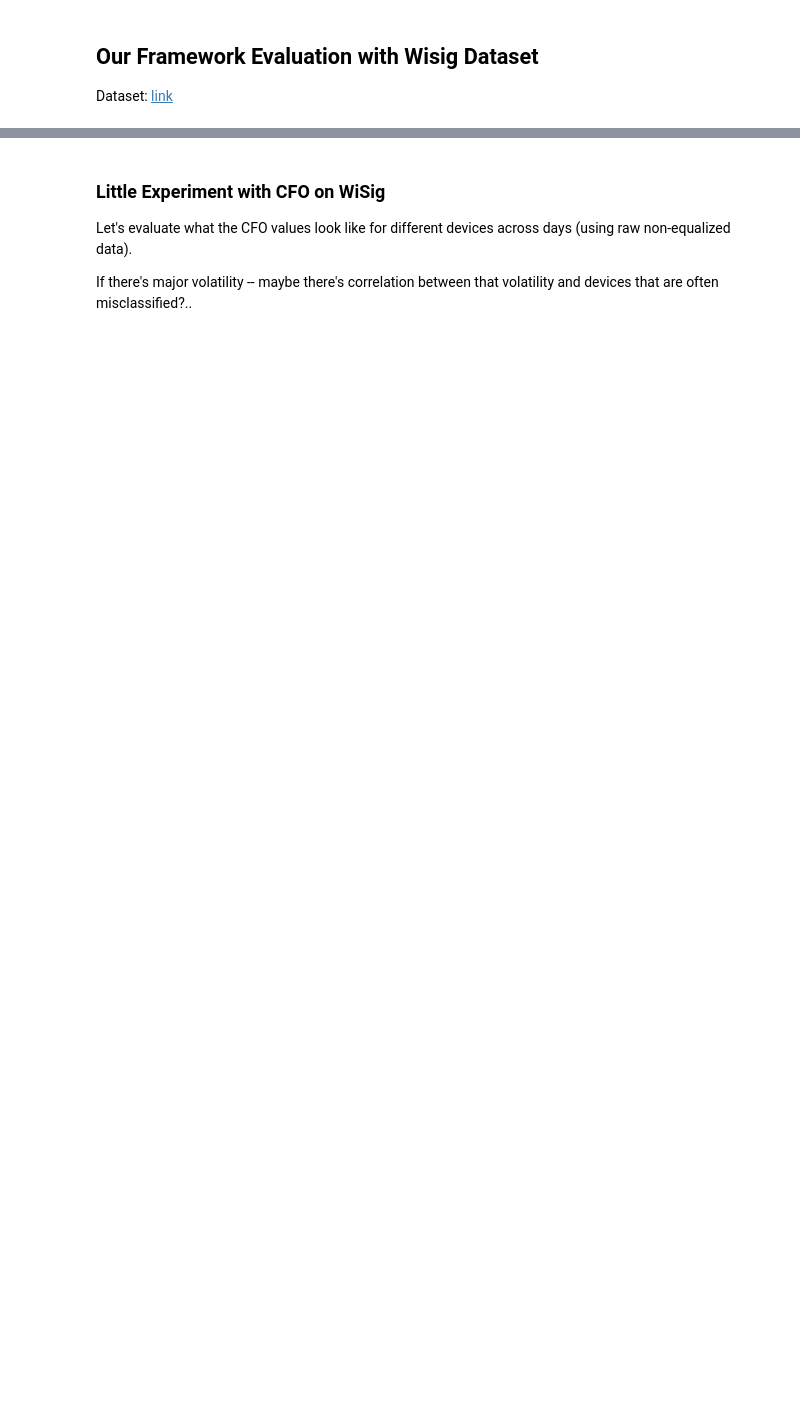
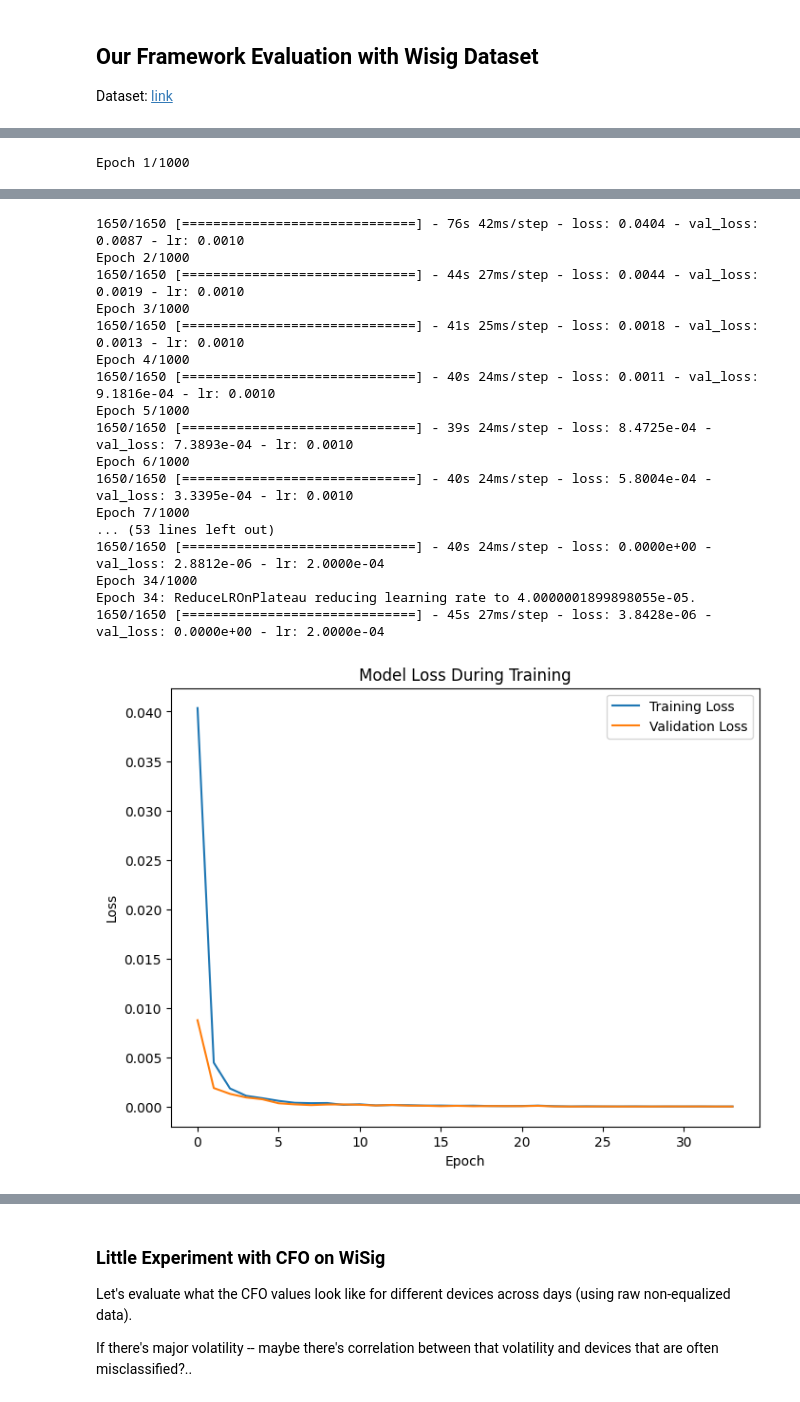
Before and after one commit to joseasanvil/AODT_RFFI, a Jupyter notebook: fingerprinting/wisig_demo.ipynb, the cells around one changed output, grey strips where cells are left out. Cells and saved outputs as stored; diff of their text form; code cells hidden in the pictures; blank space fills up the shorter version.

```diff
--- a/fingerprinting/wisig_demo.ipynb
+++ b/fingerprinting/wisig_demo.ipynb
@@ -71,9 +71,9 @@ To enable the following instructions: AVX2 FMA, in other operations, rebuild Ten
 # %%
-enable_training = False
+enable_training = True
 
 if enable_training:
     # models, histories = fp_api.train_models()
-    models, histories = fp_api.train_models_wisig(multiday=False, compensate_cfo=True)
+    models, histories = fp_api.train_models_wisig(multiday=False, compensate_cfo=False, augment_cfo=True)
 
     history = histories[RX_NODES[0]]
 
@@ -97,0 +105 @@ Devices for testing: 5
+Epoch 1/1000
@@ -98 +114,19 @@ Devices for testing: 5
+1650/1650 [==============================] - 76s 42ms/step - loss: 0.0404 - val_loss: 0.0087 - lr: 0.0010
+Epoch 2/1000
+1650/1650 [==============================] - 44s 27ms/step - loss: 0.0044 - val_loss: 0.0019 - lr: 0.0010
+Epoch 3/1000
+1650/1650 [==============================] - 41s 25ms/step - loss: 0.0018 - val_loss: 0.0013 - lr: 0.0010
+Epoch 4/1000
+1650/1650 [==============================] - 40s 24ms/step - loss: 0.0011 - val_loss: 9.1816e-04 - lr: 0.0010
+Epoch 5/1000
+1650/1650 [==============================] - 39s 24ms/step - loss: 8.4725e-04 - val_loss: 7.3893e-04 - lr: 0.0010
+Epoch 6/1000
+1650/1650 [==============================] - 40s 24ms/step - loss: 5.8004e-04 - val_loss: 3.3395e-04 - lr: 0.0010
+Epoch 7/1000
+... (53 lines left out)
+1650/1650 [==============================] - 40s 24ms/step - loss: 0.0000e+00 - val_loss: 2.8812e-06 - lr: 2.0000e-04
+Epoch 34/1000
+Epoch 34: ReduceLROnPlateau reducing learning rate to 4.0000001899898055e-05.
+1650/1650 [==============================] - 45s 27ms/step - loss: 3.8428e-06 - val_loss: 0.0000e+00 - lr: 2.0000e-04
+[figure, added]
 # %%
```
Also changed, not shown: parts of 10 cells of this notebook, 12 other files.
